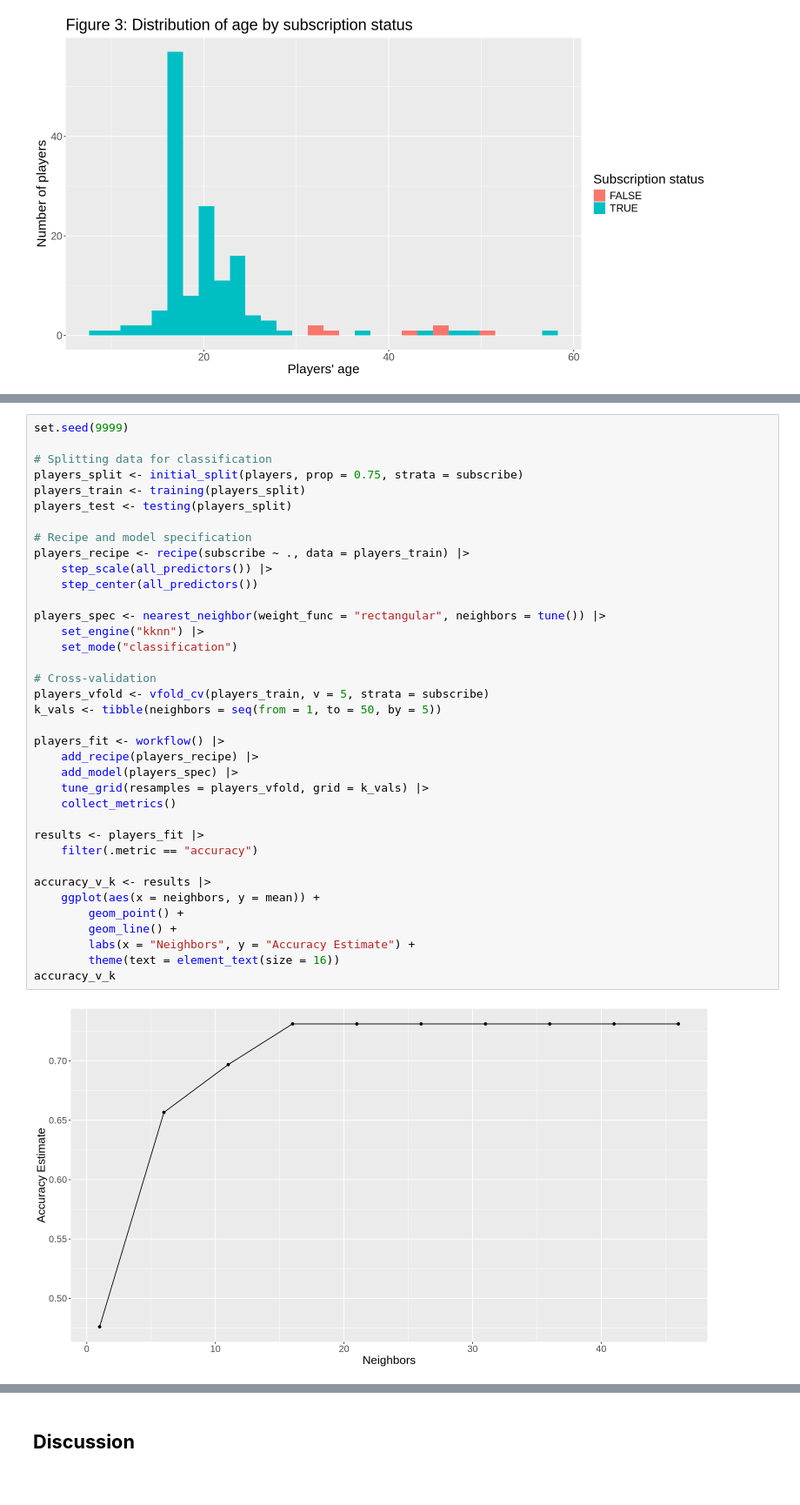
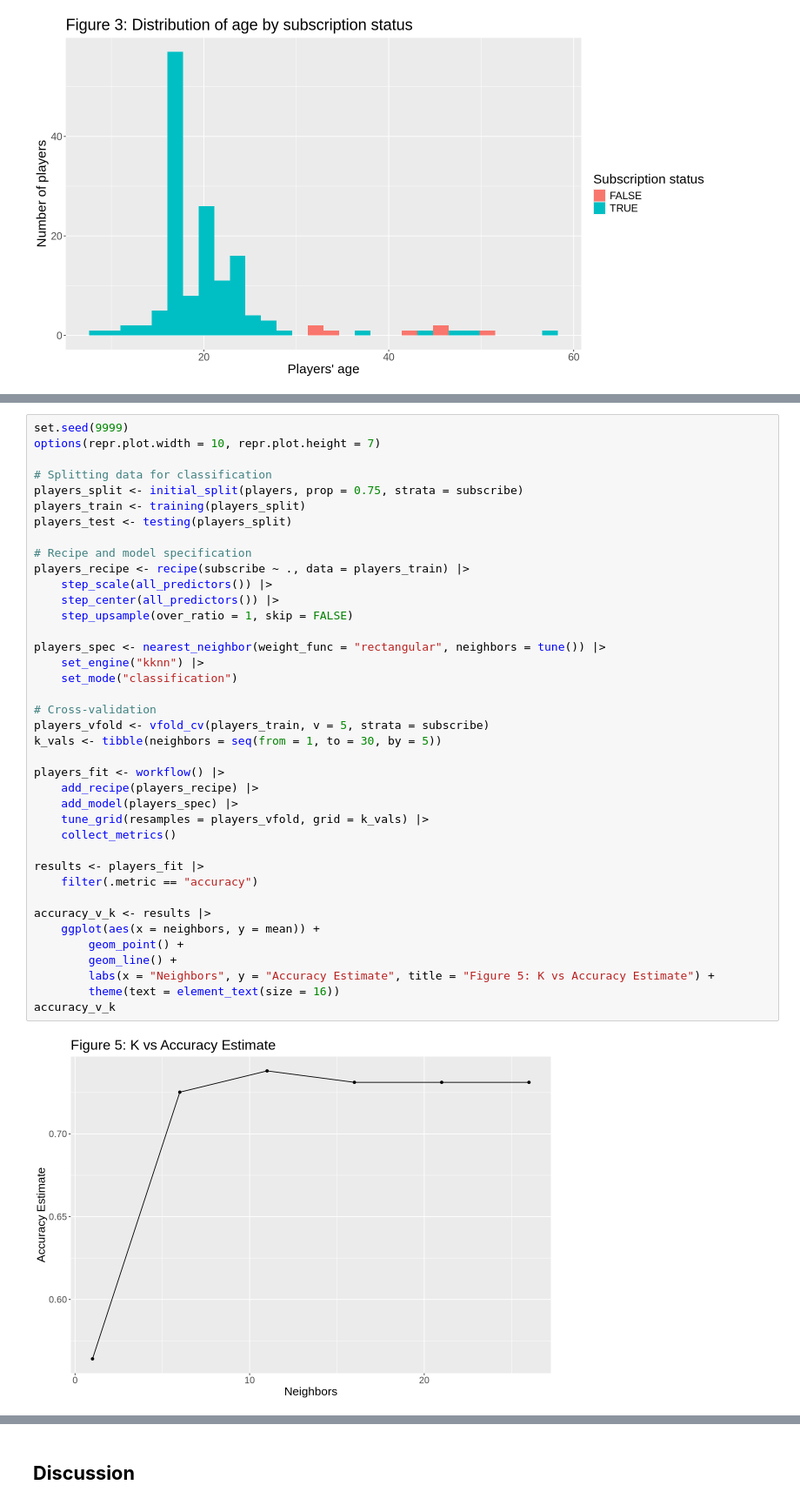
Before and after one commit to nliu0729/dsci-group-project, a Jupyter notebook: final_group_report-2.ipynb, the cells around one changed output, grey strips where cells are left out. Shown at 87% size. Drawn from its saved outputs; the diff is of its cells as text.

```diff
--- a/final_group_report-2.ipynb
+++ b/final_group_report-2.ipynb
@@ -246,42 +247,44 @@ experience_and_age
 # %%
 set.seed(9999)
+options(repr.plot.width = 10, repr.plot.height = 7)
 
 # Splitting data for classification
 players_split <- initial_split(players, prop = 0.75, strata = subscribe)
 players_train <- training(players_split)
 players_test <- testing(players_split)
 
 # Recipe and model specification
 players_recipe <- recipe(subscribe ~ ., data = players_train) |>
     step_scale(all_predictors()) |>
-    step_center(all_predictors())
+    step_center(all_predictors()) |>
+    step_upsample(over_ratio = 1, skip = FALSE)
 
 players_spec <- nearest_neighbor(weight_func = "rectangular", neighbors = tune()) |>
     set_engine("kknn") |>
     set_mode("classification")
 
 # Cross-validation
 players_vfold <- vfold_cv(players_train, v = 5, strata = subscribe)
-k_vals <- tibble(neighbors = seq(from = 1, to = 50, by = 5))
+k_vals <- tibble(neighbors = seq(from = 1, to = 30, by = 5))
 
 players_fit <- workflow() |>
     add_recipe(players_recipe) |>
     add_model(players_spec) |>
     tune_grid(resamples = players_vfold, grid = k_vals) |>
     collect_metrics()
 
 results <- players_fit |>
     filter(.metric == "accuracy")
 
 accuracy_v_k <- results |>
     ggplot(aes(x = neighbors, y = mean)) +
         geom_point() +
         geom_line() +
-        labs(x = "Neighbors", y = "Accuracy Estimate") +
+        labs(x = "Neighbors", y = "Accuracy Estimate", title = "Figure 5: K vs Accuracy Estimate") +
         theme(text = element_text(size = 16))
 accuracy_v_k
 # %% [output]
-[figure, old version]
+[figure, new version]
 # %%
 best_k <- results |>
     arrange(desc(mean)) |>
```
Also changed, not shown: parts of 6 cells of this notebook.
